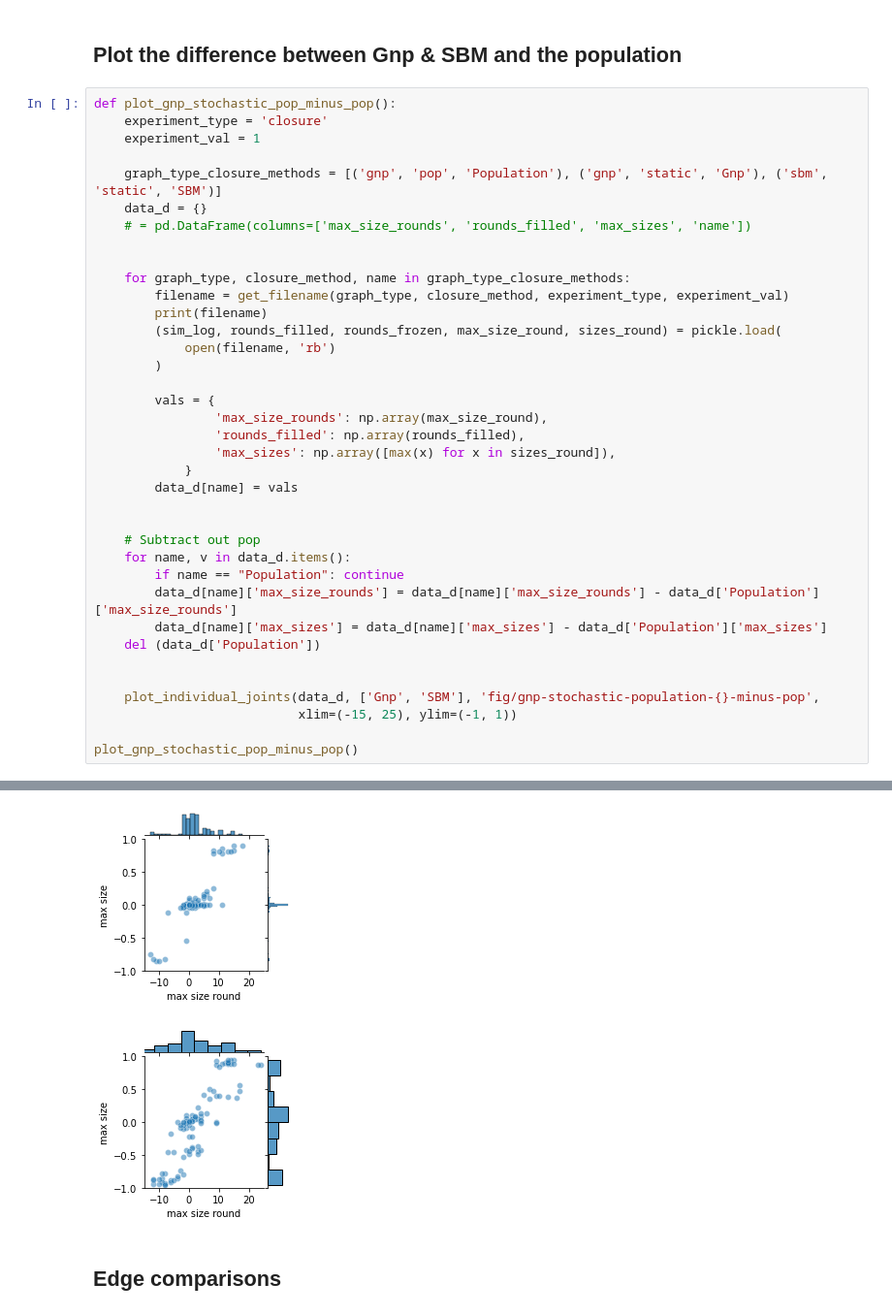
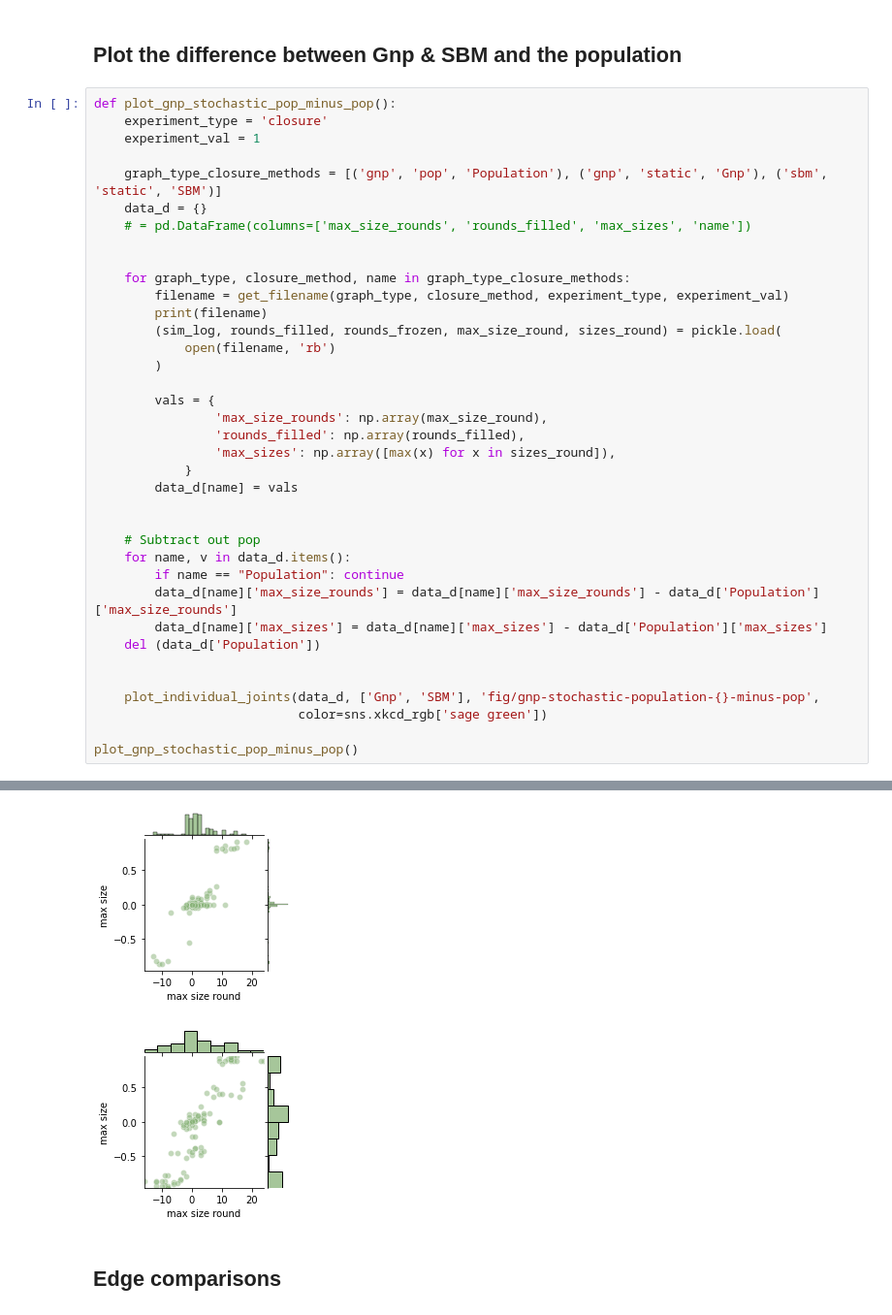
Before and after one commit to cephcyn/cornell_cs6850_triadicclosure, a Jupyter notebook: graphing.ipynb, the cells around one changed output, grey strips where cells are left out. Shown at 97% size. Cells and saved outputs as stored; diff of their text form.

```diff
--- a/graphing.ipynb
+++ b/graphing.ipynb
@@ -460,7 +451,7 @@ def plot_gnp_stochastic_pop_minus_pop():
 
 
     plot_individual_joints(data_d, ['Gnp', 'SBM'], 'fig/gnp-stochastic-population-{}-minus-pop',
-                           xlim=(-15, 25), ylim=(-1, 1))
+                           color=sns.xkcd_rgb['sage green'])
 
 plot_gnp_stochastic_pop_minus_pop()
 # %% [output]
@@ -470,5 +465,5 @@ e1_v2_hyperparam/sbm_modelstatic_closure1.pkl
-[figure, old version]
+[figure, new version]
-[figure, old version]
+[figure, new version]
 # %% [markdown]
 ## Edge comparisons
 # %%
```
Also changed, not shown: parts of 12 cells of this notebook.
